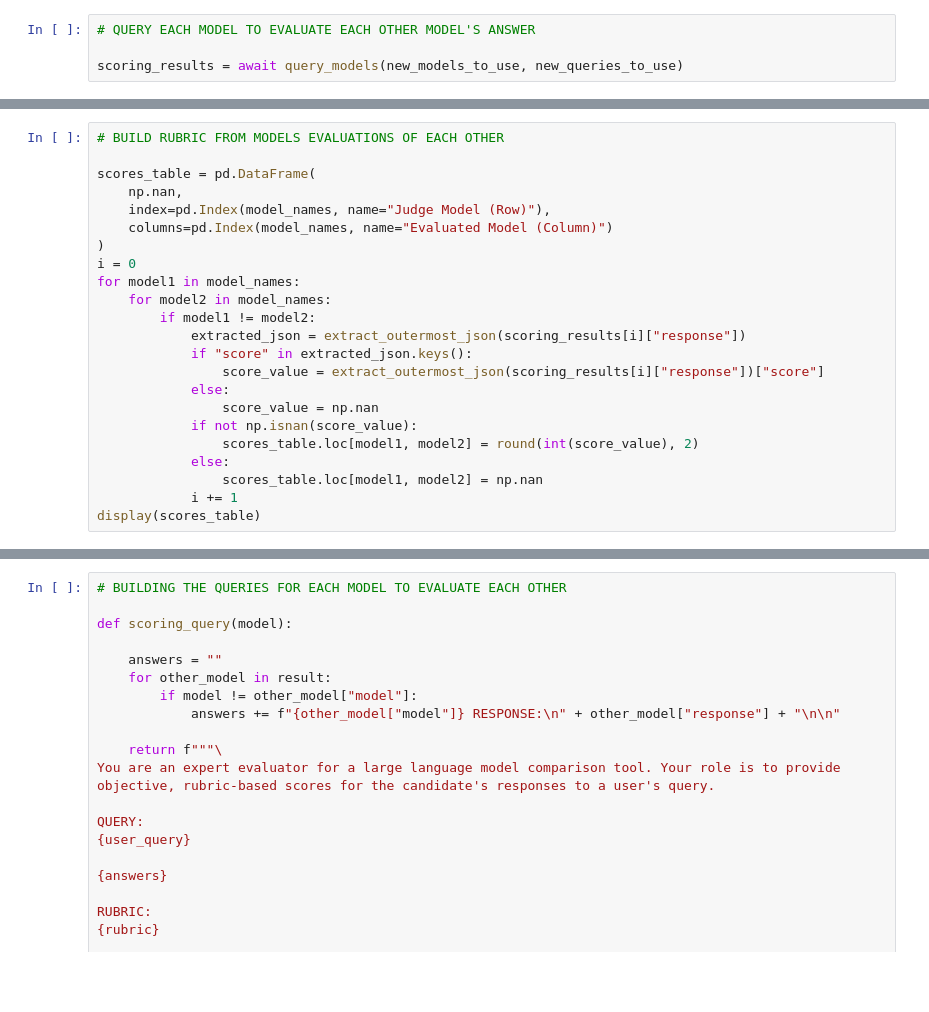
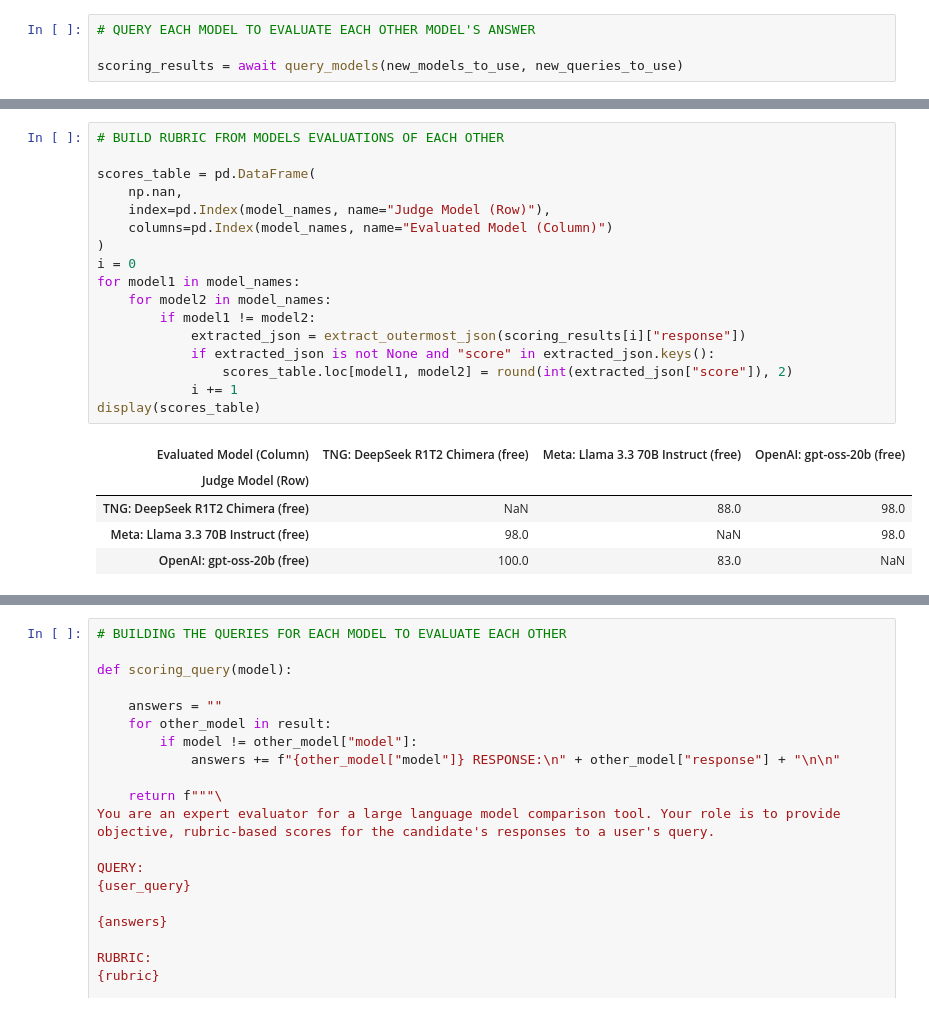
Before and after one commit to LMCompass/LM-Compass, a Jupyter notebook: eval-notebooks/prompt_based.ipynb, the cells around one changed output, grey strips where cells are left out. Cells and saved outputs as stored; diff of their text form; blank space fills up the shorter version.

```diff
--- a/eval-notebooks/prompt_based.ipynb
+++ b/eval-notebooks/prompt_based.ipynb
@@ -203,26 +221,26 @@ for model1 in model_names:
 # %%
 # BUILD RUBRIC FROM MODELS EVALUATIONS OF EACH OTHER
 
 scores_table = pd.DataFrame(
     np.nan,
     index=pd.Index(model_names, name="Judge Model (Row)"),
     columns=pd.Index(model_names, name="Evaluated Model (Column)")
 )
 i = 0
 for model1 in model_names:
     for model2 in model_names:
         if model1 != model2:
             extracted_json = extract_outermost_json(scoring_results[i]["response"])
-            if "score" in extracted_json.keys():
-                score_value = extract_outermost_json(scoring_results[i]["response"])["score"]
-            else:
-                score_value = np.nan
-            if not np.isnan(score_value):
-                scores_table.loc[model1, model2] = round(int(score_value), 2)
-            else:
-                scores_table.loc[model1, model2] = np.nan
+            if extracted_json is not None and "score" in extracted_json.keys():
+                scores_table.loc[model1, model2] = round(int(extracted_json["score"]), 2)
             i += 1
 display(scores_table)
+# %% [output]
+| Evaluated Model (Column) | TNG: DeepSeek R1T2 Chimera (free) | Meta: Llama 3.3 70B Instruct (free) | OpenAI: gpt-oss-20b (free) |
+| Judge Model (Row) |  |  |  |
+| TNG: DeepSeek R1T2 Chimera (free) | NaN | 88.0 | 98.0 |
+| Meta: Llama 3.3 70B Instruct (free) | 98.0 | NaN | 98.0 |
+| OpenAI: gpt-oss-20b (free) | 100.0 | 83.0 | NaN |
 # %%
 # WINNING MODEL
 
```
Also changed, not shown: parts of 7 cells of this notebook.
